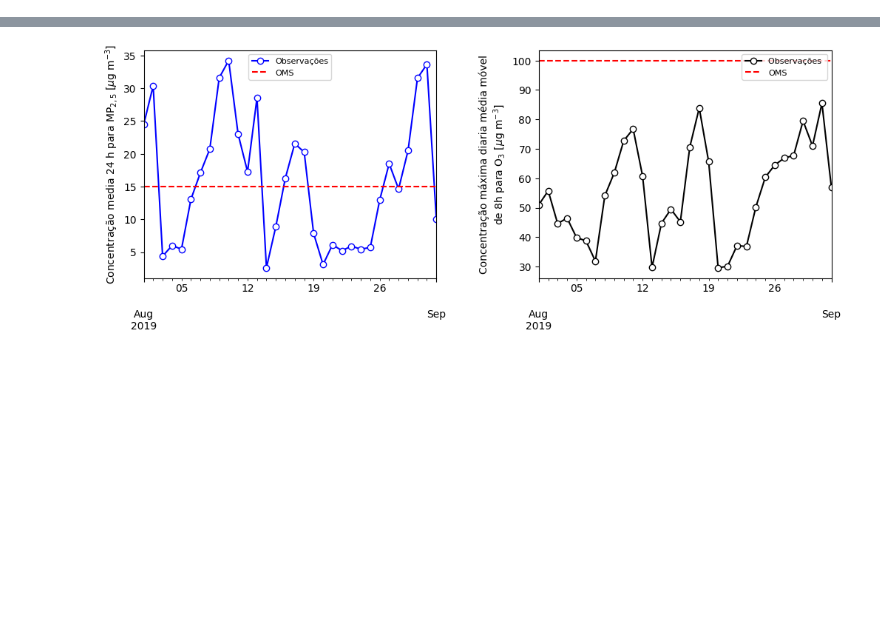
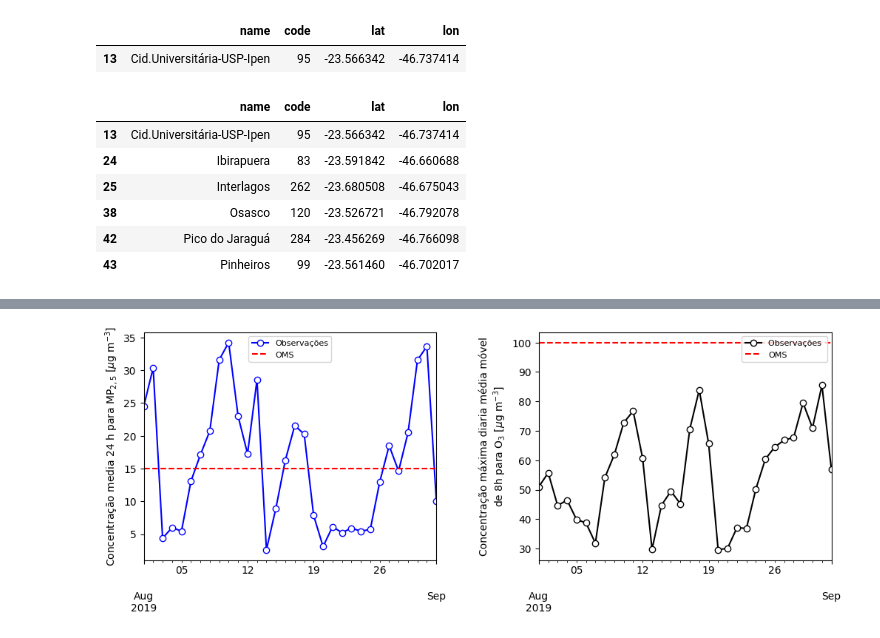
Before and after one commit to adelgadop/qualR_tuto, a Jupyter notebook: qualR_set2023.ipynb, the cells around one changed output, grey strips where cells are left out. Saved outputs shown, nothing was run; the diff lists cells and outputs as text; code cells hidden in the pictures; blank space fills up the shorter version.

```diff
--- a/qualR_set2023.ipynb
+++ b/qualR_set2023.ipynb
@@ -104,0 +36,18 @@ Enter password:
+# %%
+aqs = qr.cetesb_aqs()
+
+# Search name of stations with like Google
+display(aqs.loc[aqs.name.str.contains('USP'),:])
+stations = ['Pinheiros', 'Ibirapuera', 'Interlagos', 'Osasco', 'Pico do Jaraguá', 'Cid.Universitária-USP-Ipen']
+rede = aqs.loc[aqs.name.isin(stations),:]
+rede
+# %% [output]
+|  | name | code | lat | lon |
+| 13 | Cid.Universitária-USP-Ipen | 95 | -23.566342 | -46.737414 |
+|  | name | code | lat | lon |
+| 13 | Cid.Universitária-USP-Ipen | 95 | -23.566342 | -46.737414 |
+| 24 | Ibirapuera | 83 | -23.591842 | -46.660688 |
+| 25 | Interlagos | 262 | -23.680508 | -46.675043 |
+| 38 | Osasco | 120 | -23.526721 | -46.792078 |
+| 42 | Pico do Jaraguá | 284 | -23.456269 | -46.766098 |
+| 43 | Pinheiros | 99 | -23.561460 | -46.702017 |
```
Also changed, not shown: parts of 9 cells of this notebook.
